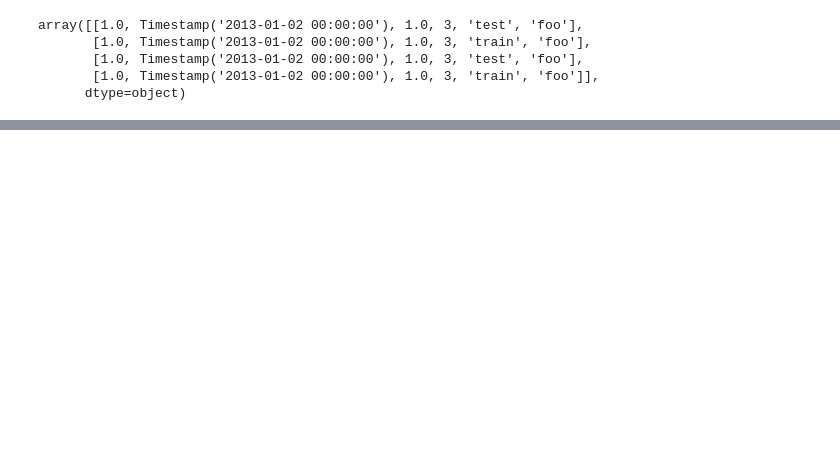
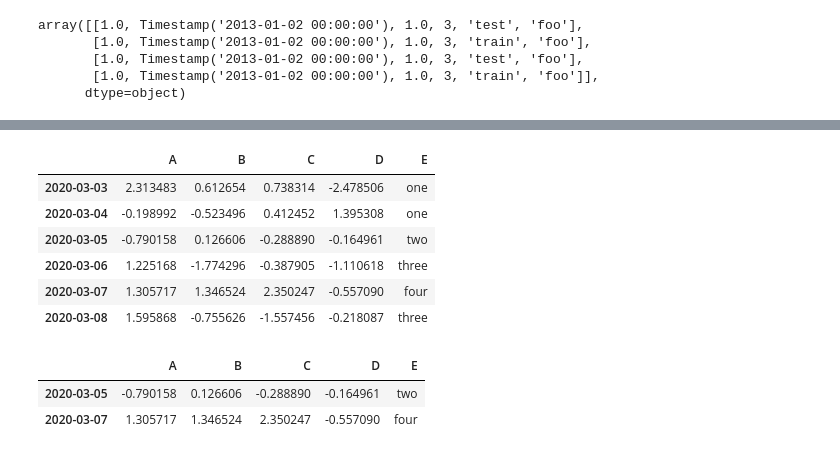
Before and after one commit to khalidpark/TIL-and-TIW, a Jupyter notebook: 10minutes_pandas/10minutes_pandas.ipynb, the cells around one changed output, grey strips where cells are left out. Saved outputs shown, nothing was run; the diff lists cells and outputs as text; code cells hidden in the pictures; blank space fills up the shorter version.

```diff
--- a/10minutes_pandas/10minutes_pandas.ipynb
+++ b/10minutes_pandas/10minutes_pandas.ipynb
@@ -144,0 +352,20 @@ df.T
+# %%
+df2 = df.copy()
+# %%
+df2["E"] = ["one", "one", "two", "three", "four", "three"]
+# %%
+df2
+# %% [output]
+|  | A | B | C | D | E |
+| 2020-03-03 | 2.313483 | 0.612654 | 0.738314 | -2.478506 | one |
+| 2020-03-04 | -0.198992 | -0.523496 | 0.412452 | 1.395308 | one |
+| 2020-03-05 | -0.790158 | 0.126606 | -0.288890 | -0.164961 | two |
+| 2020-03-06 | 1.225168 | -1.774296 | -0.387905 | -1.110618 | three |
+| 2020-03-07 | 1.305717 | 1.346524 | 2.350247 | -0.557090 | four |
+| 2020-03-08 | 1.595868 | -0.755626 | -1.557456 | -0.218087 | three |
+# %%
+df2[df2["E"].isin(["two", "four"])]
+# %% [output]
+|  | A | B | C | D | E |
+| 2020-03-05 | -0.790158 | 0.126606 | -0.288890 | -0.164961 | two |
+| 2020-03-07 | 1.305717 | 1.346524 | 2.350247 | -0.557090 | four |
```
Also changed, not shown: parts of 62 cells of this notebook.
